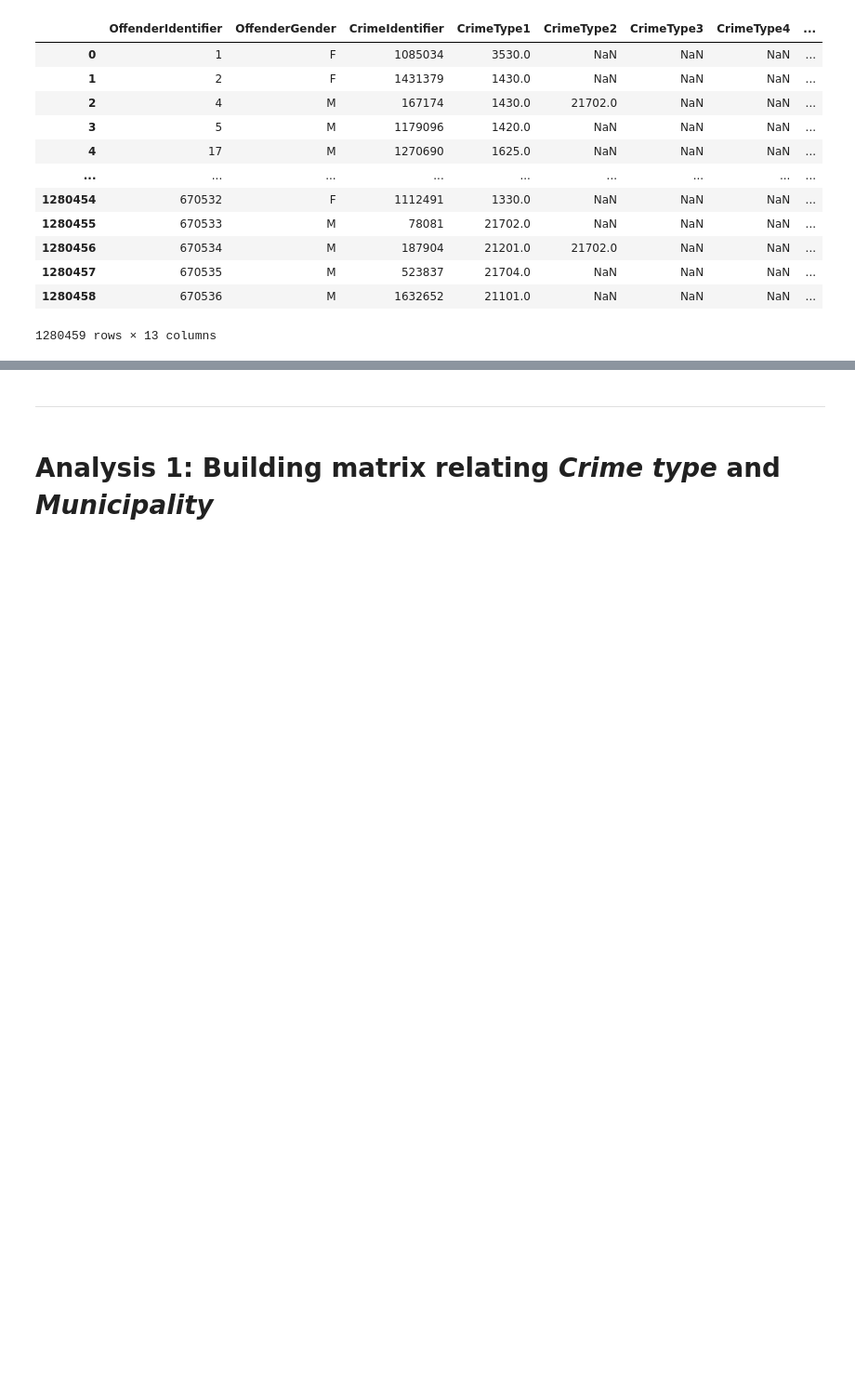
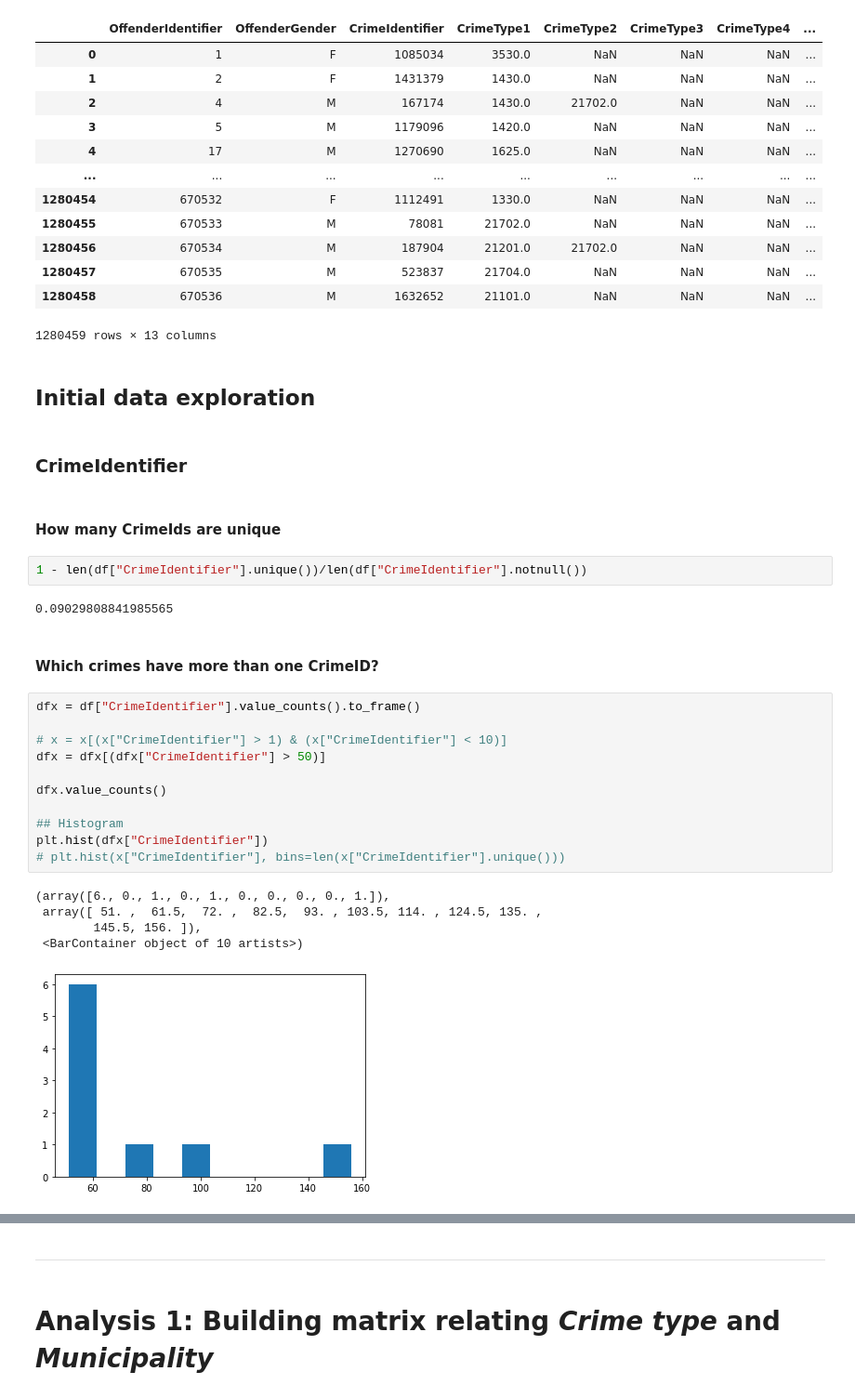
Before and after one commit to santibatte/criminal_communities, a Jupyter notebook: _robdir/rob_sandbox2.ipynb, the cells around one changed output, grey strips where cells are left out. Shown at 93% size. Cells and saved outputs as stored; diff of their text form; blank space fills up the shorter version.

```diff
--- a/_robdir/rob_sandbox2.ipynb
+++ b/_robdir/rob_sandbox2.ipynb
@@ -44,3 +44,32 @@ df
 | 1280457 | 670535 | M | 523837 | 21704.0 | NaN | NaN | NaN | ... |
 | 1280458 | 670536 | M | 1632652 | 21101.0 | NaN | NaN | NaN | ... |
 1280459 rows × 13 columns
+# %% [markdown]
+## Initial data exploration
+# %% [markdown]
+### CrimeIdentifier
+# %% [markdown]
+#### How many CrimeIds are unique
+# %%
+1 - len(df["CrimeIdentifier"].unique())/len(df["CrimeIdentifier"].notnull())
+# %% [output]
+0.09029808841985565
+# %% [markdown]
+#### Which crimes have more than one CrimeID?
+# %%
+dfx = df["CrimeIdentifier"].value_counts().to_frame()
+
+# x = x[(x["CrimeIdentifier"] > 1) & (x["CrimeIdentifier"] < 10)]
+dfx = dfx[(dfx["CrimeIdentifier"] > 50)]
+
+dfx.value_counts()
+
+## Histogram
+plt.hist(dfx["CrimeIdentifier"])
+# plt.hist(x["CrimeIdentifier"], bins=len(x["CrimeIdentifier"].unique()))
+# %% [output]
+(array([6., 0., 1., 0., 1., 0., 0., 0., 0., 1.]),
+ array([ 51. ,  61.5,  72. ,  82.5,  93. , 103.5, 114. , 124.5, 135. ,
+        145.5, 156. ]),
+ <BarContainer object of 10 artists>)
+[figure, added]
```
Also changed, not shown: parts of 24 cells of this notebook, 1 other file.
